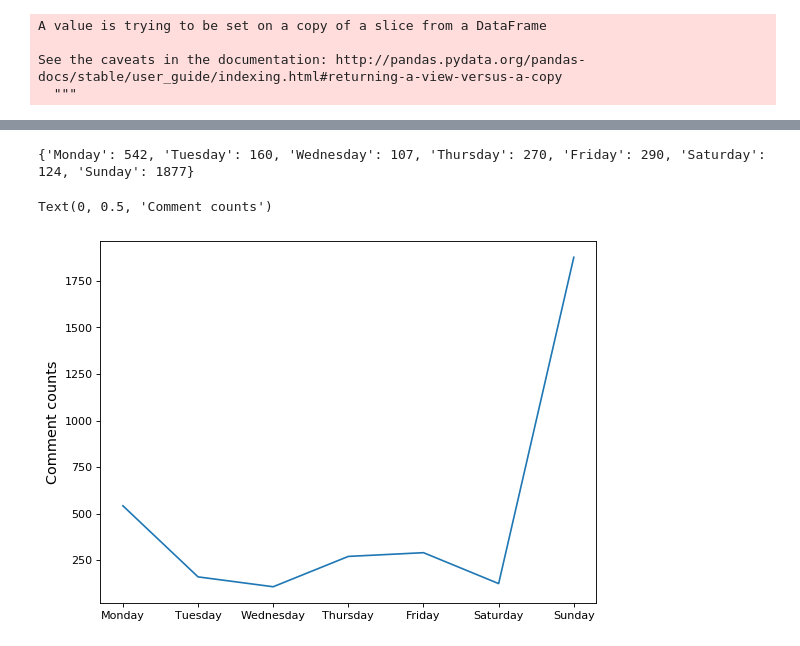
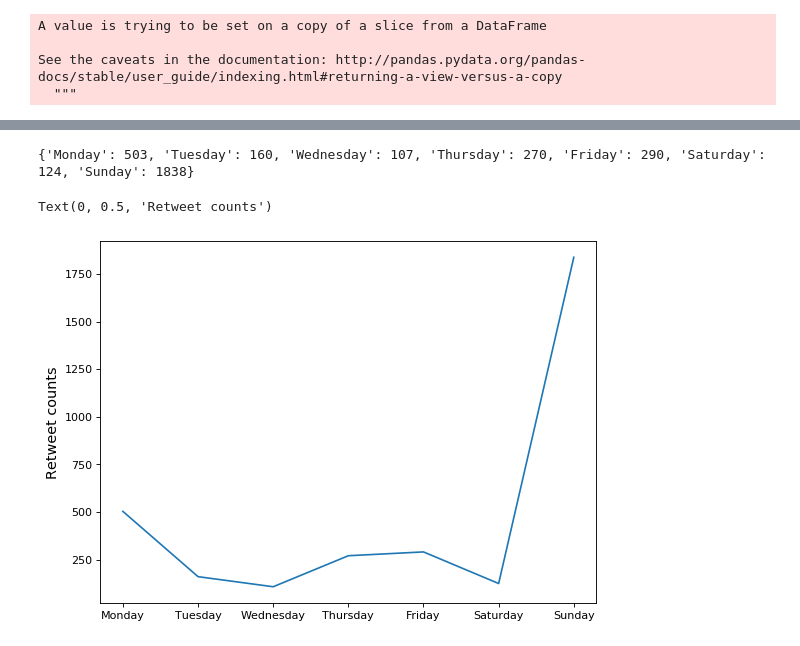
Before and after one commit to AnneHS/SocialWeb, a Jupyter notebook: Analysis/Pizzahut official tweets analysis.ipynb, the cells around one changed output, grey strips where cells are left out. Saved outputs shown, nothing was run; the diff lists cells and outputs as text; code cells hidden in the pictures.

```diff
--- a/Analysis/Pizzahut official tweets analysis.ipynb
+++ b/Analysis/Pizzahut official tweets analysis.ipynb
@@ -132,49 +135,49 @@ Text(0, 0.5, 'Official tweets number')
 # %%
-Monday_comment = 0
-Tuesday_comment = 0
-Wednesday_comment = 0
-Thursday_comment = 0
-Friday_comment = 0
-Saturday_comment = 0
-Sunday_comment = 0
+Monday_retweet = 0
+Tuesday_retweet = 0
+Wednesday_retweet = 0
+Thursday_retweet = 0
+Friday_retweet = 0
+Saturday_retweet = 0
+Sunday_retweet = 0
 
-comment = df['Comment count']
+retweet = df['Retweet count']
 for i in range(len(weekday)):
     if weekday[i] == 'Monday':
-        Monday_comment += comment[i]
+        Monday_retweet += retweet[i]
     if weekday[i] == 'Tuesday':
-        Tuesday_comment += comment[i]
+        Tuesday_retweet += retweet[i]
     if weekday[i] == 'Wednesday':
-        Wednesday_comment += comment[i]
+        Wednesday_retweet += retweet[i]
     if weekday[i] == 'Thursday':
-        Thursday_comment += comment[i]
+        Thursday_retweet += retweet[i]
     if weekday[i] == 'Friday':
-        Friday_comment += comment[i]
+        Friday_retweet += retweet[i]
     elif weekday[i] == 'Saturday':
-        Saturday_comment += comment[i]
+        Saturday_retweet += retweet[i]
     else:
-        Sunday_comment += comment[i]
+        Sunday_retweet += retweet[i]
 
-comment_count = dict()
-comment_count['Monday'] = Monday_comment
-comment_count['Tuesday'] = Tuesday_comment
-comment_count['Wednesday'] = Wednesday_comment
-comment_count['Thursday'] = Thursday_comment
-comment_count['Friday'] = Friday_comment
-comment_count['Saturday'] = Saturday_comment
-comment_count['Sunday'] = Sunday_comment
+retweet_count = dict()
+retweet_count['Monday'] = Monday_retweet
+retweet_count['Tuesday'] = Tuesday_retweet
+retweet_count['Wednesday'] = Wednesday_retweet
+retweet_count['Thursday'] = Thursday_retweet
+retweet_count['Friday'] = Friday_retweet
+retweet_count['Saturday'] = Saturday_retweet
+retweet_count['Sunday'] = Sunday_retweet
 
-print(comment_count)
+print(retweet_count)
 # %% [output]
-{'Monday': 542, 'Tuesday': 160, 'Wednesday': 107, 'Thursday': 270, 'Friday': 290, 'Saturday': 124, 'Sunday': 1877}
+{'Monday': 503, 'Tuesday': 160, 'Wednesday': 107, 'Thursday': 270, 'Friday': 290, 'Saturday': 124, 'Sunday': 1838}
 # %%
 plt.figure(figsize=(8,6),dpi=80)
 
-plt.plot(list(comment_count.keys()),list(comment_count.values()))
-plt.ylabel('Comment counts',fontsize=13)
+plt.plot(list(retweet_count.keys()),list(retweet_count.values()))
+plt.ylabel('Retweet counts',fontsize=13)
 # %% [output]
-Text(0, 0.5, 'Comment counts')
+Text(0, 0.5, 'Retweet counts')
-[figure, old version]
+[figure, new version]
 # %%
 Monday_like = 0
 Tuesday_like = 0
```
Also changed, not shown: parts of 10 cells of this notebook.
